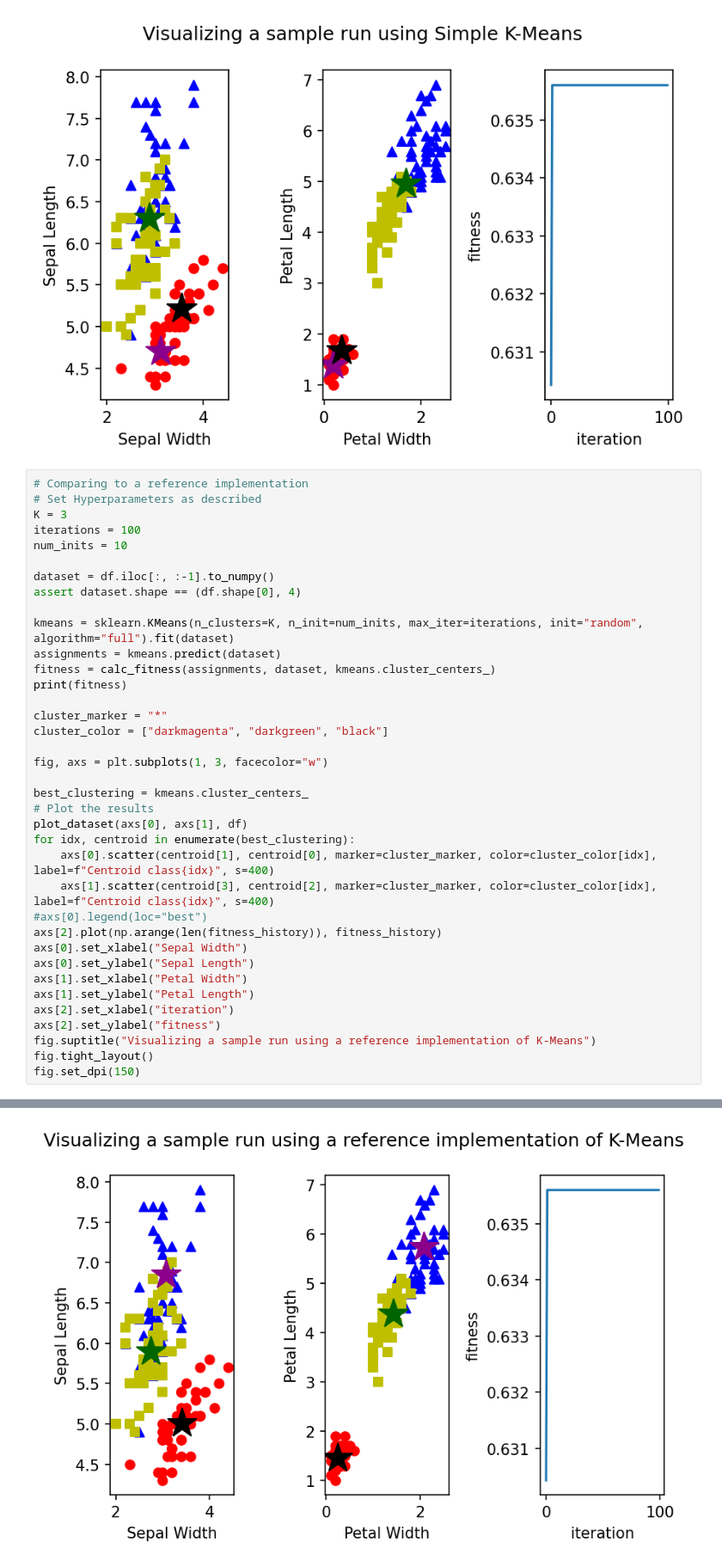
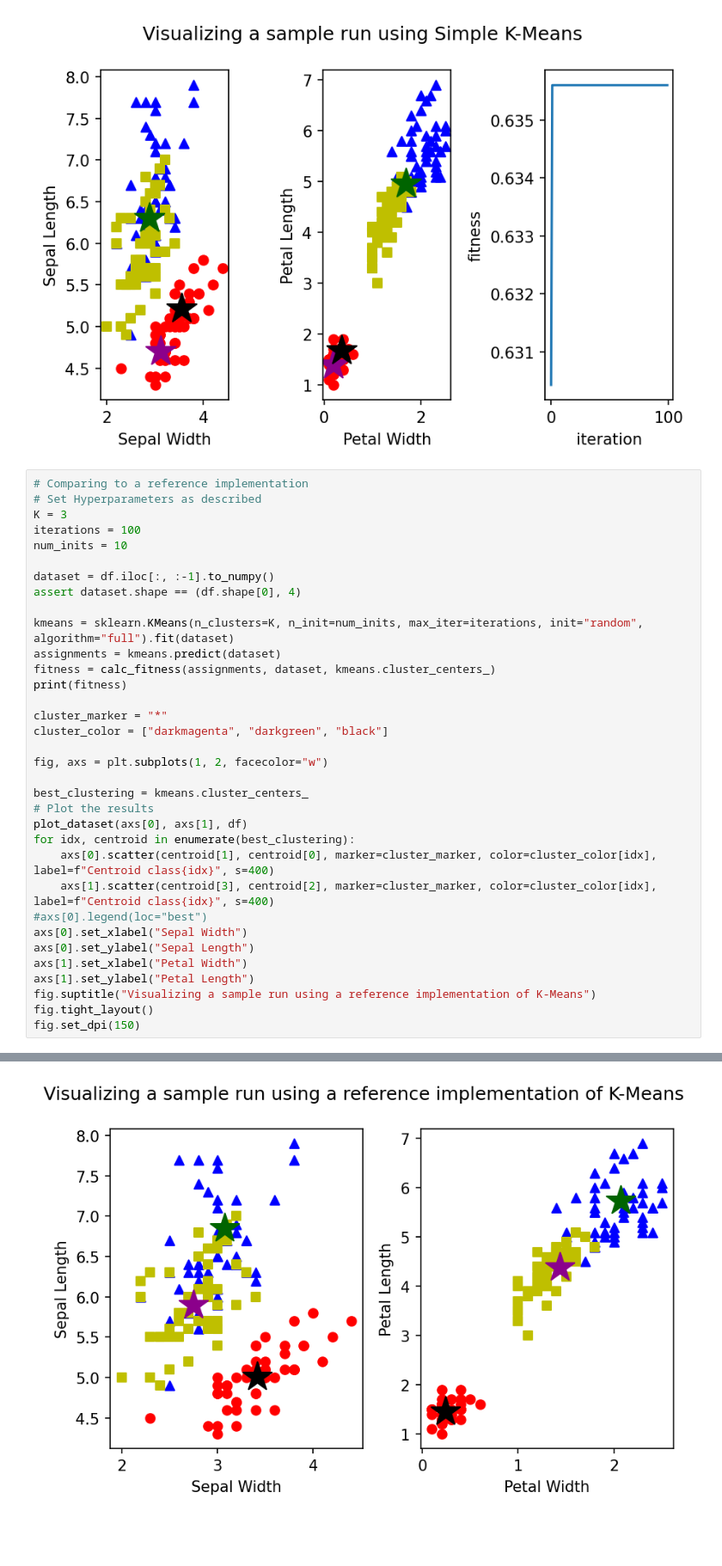
Before and after one commit to JanSchering/natural_computing, a Jupyter notebook: assignment_2/Ex3.ipynb, the cells around one changed output, grey strips where cells are left out. Shown: that part at 86% size. Saved outputs shown, nothing was run; the diff lists cells and outputs as text; blank space fills up the shorter version.

```diff
--- a/assignment_2/Ex3.ipynb
+++ b/assignment_2/Ex3.ipynb
@@ -627,38 +627,35 @@ iterations = 100
 num_inits = 10
 
 dataset = df.iloc[:, :-1].to_numpy()
 assert dataset.shape == (df.shape[0], 4)
 
 kmeans = sklearn.KMeans(n_clusters=K, n_init=num_inits, max_iter=iterations, init="random", algorithm="full").fit(dataset)
 assignments = kmeans.predict(dataset)
 fitness = calc_fitness(assignments, dataset, kmeans.cluster_centers_)
 print(fitness)
 
 cluster_marker = "*"
 cluster_color = ["darkmagenta", "darkgreen", "black"]
 
-fig, axs = plt.subplots(1, 3, facecolor="w")
+fig, axs = plt.subplots(1, 2, facecolor="w")
 
 best_clustering = kmeans.cluster_centers_
 # Plot the results
 plot_dataset(axs[0], axs[1], df)
 for idx, centroid in enumerate(best_clustering):
     axs[0].scatter(centroid[1], centroid[0], marker=cluster_marker, color=cluster_color[idx], label=f"Centroid class{idx}", s=400)
     axs[1].scatter(centroid[3], centroid[2], marker=cluster_marker, color=cluster_color[idx], label=f"Centroid class{idx}", s=400)
 #axs[0].legend(loc="best")
-axs[2].plot(np.arange(len(fitness_history)), fitness_history)
 axs[0].set_xlabel("Sepal Width")
 axs[0].set_ylabel("Sepal Length")
 axs[1].set_xlabel("Petal Width")
 axs[1].set_ylabel("Petal Length")
-axs[2].set_xlabel("iteration")
-axs[2].set_ylabel("fitness")
 fig.suptitle("Visualizing a sample run using a reference implementation of K-Means")
 fig.tight_layout()
 fig.set_dpi(150)
 # %% [output]
 0.6473743892616001
-[figure, old version]
+[figure, new version]
 # %%
 # Running the 30 trials
 
```
